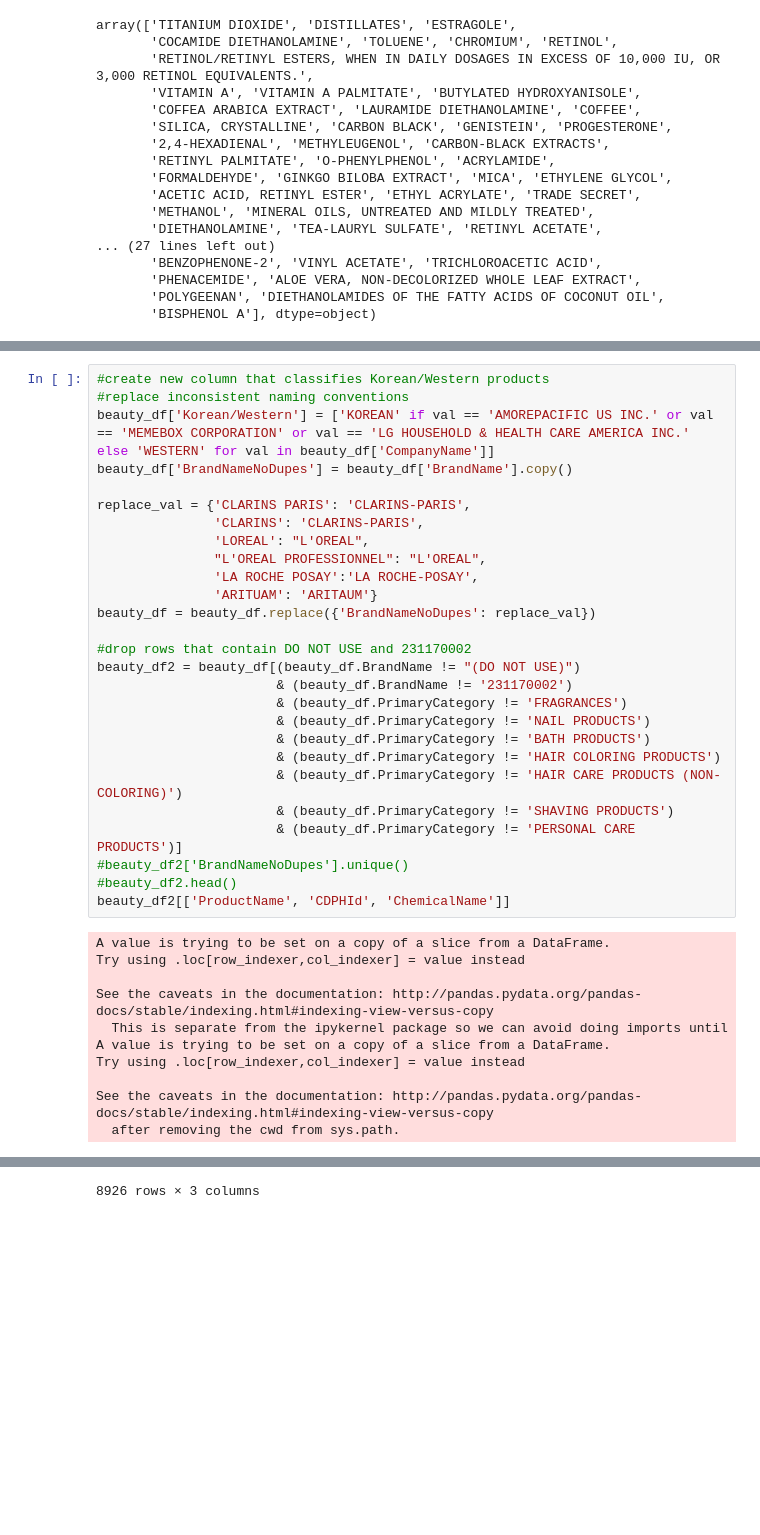
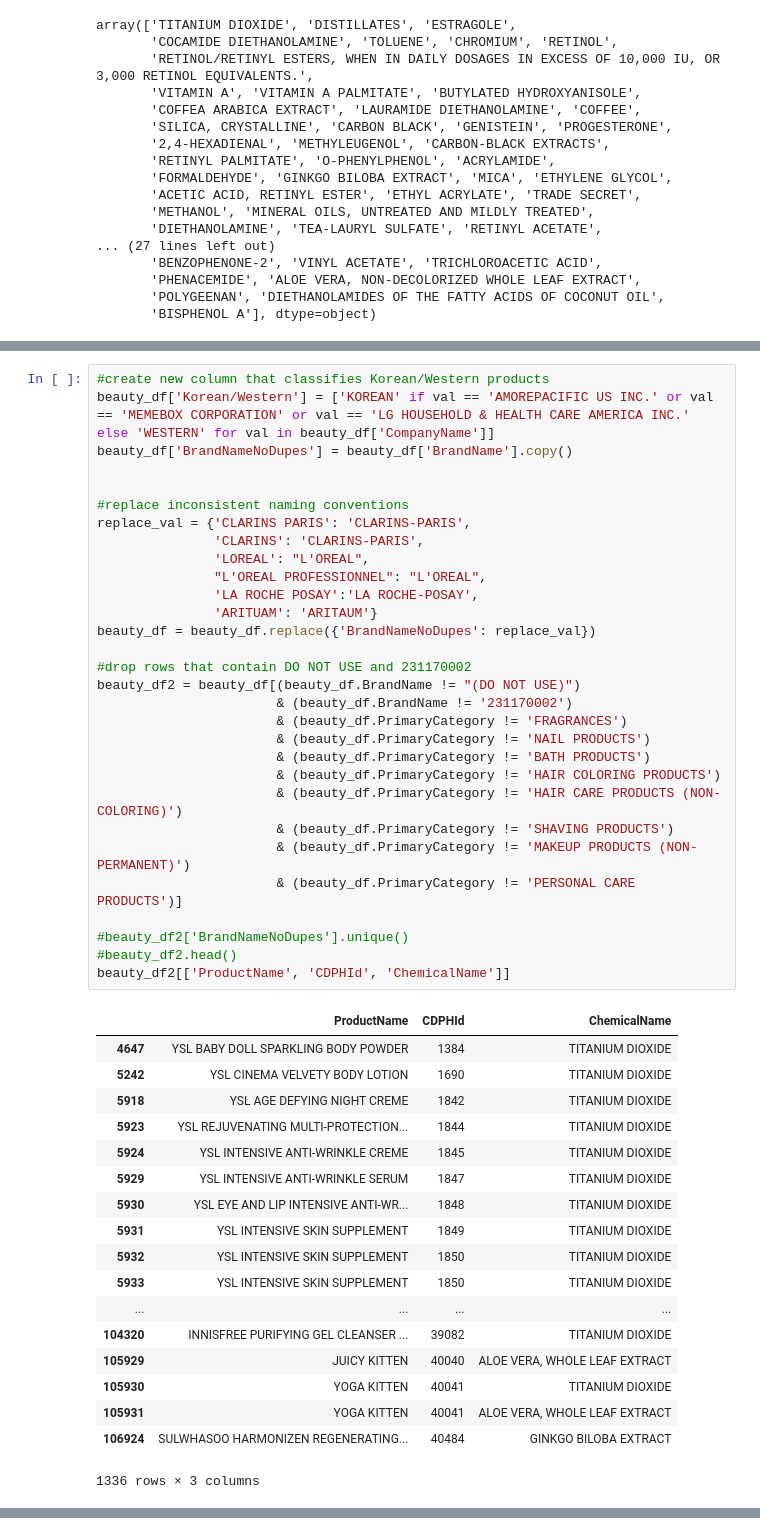
Before and after one commit to nicleong27/EastvsWest_Beauty, a Jupyter notebook: California Safe Cosmetics Program Data Checks.ipynb, the cells around one changed output, grey strips where cells are left out. Saved outputs shown, nothing was run; the diff lists cells and outputs as text; blank space fills up the shorter version.

```diff
--- a/California Safe Cosmetics Program Data Checks.ipynb
+++ b/California Safe Cosmetics Program Data Checks.ipynb
@@ -102,38 +117,49 @@ array(['TITANIUM DIOXIDE', 'COFFEE', 'SILICA, CRYSTALLINE',
 # %%
 #create new column that classifies Korean/Western products
-#replace inconsistent naming conventions
 beauty_df['Korean/Western'] = ['KOREAN' if val == 'AMOREPACIFIC US INC.' or val == 'MEMEBOX CORPORATION' or val == 'LG HOUSEHOLD & HEALTH CARE AMERICA INC.' else 'WESTERN' for val in beauty_df['CompanyName']]
 beauty_df['BrandNameNoDupes'] = beauty_df['BrandName'].copy()
 
+
+#replace inconsistent naming conventions
 replace_val = {'CLARINS PARIS': 'CLARINS-PARIS',
                'CLARINS': 'CLARINS-PARIS',
                'LOREAL': "L'OREAL",
                "L'OREAL PROFESSIONNEL": "L'OREAL",
                'LA ROCHE POSAY':'LA ROCHE-POSAY',
                'ARITUAM': 'ARITAUM'}
 beauty_df = beauty_df.replace({'BrandNameNoDupes': replace_val})
 
 #drop rows that contain DO NOT USE and 231170002
 beauty_df2 = beauty_df[(beauty_df.BrandName != "(DO NOT USE)")
                        & (beauty_df.BrandName != '231170002')
                        & (beauty_df.PrimaryCategory != 'FRAGRANCES')
                        & (beauty_df.PrimaryCategory != 'NAIL PRODUCTS')
                        & (beauty_df.PrimaryCategory != 'BATH PRODUCTS')
                        & (beauty_df.PrimaryCategory != 'HAIR COLORING PRODUCTS')
                        & (beauty_df.PrimaryCategory != 'HAIR CARE PRODUCTS (NON-COLORING)')
                        & (beauty_df.PrimaryCategory != 'SHAVING PRODUCTS')
+                       & (beauty_df.PrimaryCategory != 'MAKEUP PRODUCTS (NON-PERMANENT)')
                        & (beauty_df.PrimaryCategory != 'PERSONAL CARE PRODUCTS')]
+
 #beauty_df2['BrandNameNoDupes'].unique()
 #beauty_df2.head()
 beauty_df2[['ProductName', 'CDPHId', 'ChemicalName']]
 # %% [output]
+|  | ProductName | CDPHId | ChemicalName |
+| 4647 | YSL BABY DOLL SPARKLING BODY POWDER | 1384 | TITANIUM DIOXIDE |
+| 5242 | YSL CINEMA VELVETY BODY LOTION | 1690 | TITANIUM DIOXIDE |
+| 5918 | YSL AGE DEFYING NIGHT CREME | 1842 | TITANIUM DIOXIDE |
+| 5923 | YSL REJUVENATING MULTI-PROTECTION... | 1844 | TITANIUM DIOXIDE |
+| 5924 | YSL INTENSIVE ANTI-WRINKLE CREME | 1845 | TITANIUM DIOXIDE |
+| 5929 | YSL INTENSIVE ANTI-WRINKLE SERUM | 1847 | TITANIUM DIOXIDE |
+| 5930 | YSL EYE AND LIP INTENSIVE ANTI-WR... | 1848 | TITANIUM DIOXIDE |
+| 5931 | YSL INTENSIVE SKIN SUPPLEMENT | 1849 | TITANIUM DIOXIDE |
+| 5932 | YSL INTENSIVE SKIN SUPPLEMENT | 1850 | TITANIUM DIOXIDE |
+| 5933 | YSL INTENSIVE SKIN SUPPLEMENT | 1850 | TITANIUM DIOXIDE |
+| ... | ... | ... | ... |
+| 104320 | INNISFREE PURIFYING GEL CLEANSER ... | 39082 | TITANIUM DIOXIDE |
+| 105929 | JUICY KITTEN | 40040 | ALOE VERA, WHOLE LEAF EXTRACT |
+| 105930 | YOGA KITTEN | 40041 | TITANIUM DIOXIDE |
+| 105931 | YOGA KITTEN | 40041 | ALOE VERA, WHOLE LEAF EXTRACT |
+| 106924 | SULWHASOO HARMONIZEN REGENERATING... | 40484 | GINKGO BILOBA EXTRACT |
-A value is trying to be set on a copy of a slice from a DataFrame.
-Try using .loc[row_indexer,col_indexer] = value instead
-
-See the caveats in the documentation: http://pandas.pydata.org/pandas-docs/stable/indexing.html#indexing-view-versus-copy
-  This is separate from the ipykernel package so we can avoid doing imports until
-A value is trying to be set on a copy of a slice from a DataFrame.
-Try using .loc[row_indexer,col_indexer] = value instead
-
-See the caveats in the documentation: http://pandas.pydata.org/pandas-docs/stable/indexing.html#indexing-view-versus-copy
-  after removing the cwd from sys.path.
+1336 rows × 3 columns
@@ -157,4 +166,3 @@ See the caveats in the documentation: http://pandas.pydata.org/pandas-docs/stabl
-8926 rows × 3 columns
 # %%
 #sanity check for unique count of Product IDs
 beauty_df3 = beauty_df2[['CDPHId','ProductName', 'CompanyName', 'BrandNameNoDupes', 'PrimaryCategory', 'ChemicalNameNoParenth', 'Korean/Western','ChemicalCount']]
```
Also changed, not shown: parts of 22 cells of this notebook.
